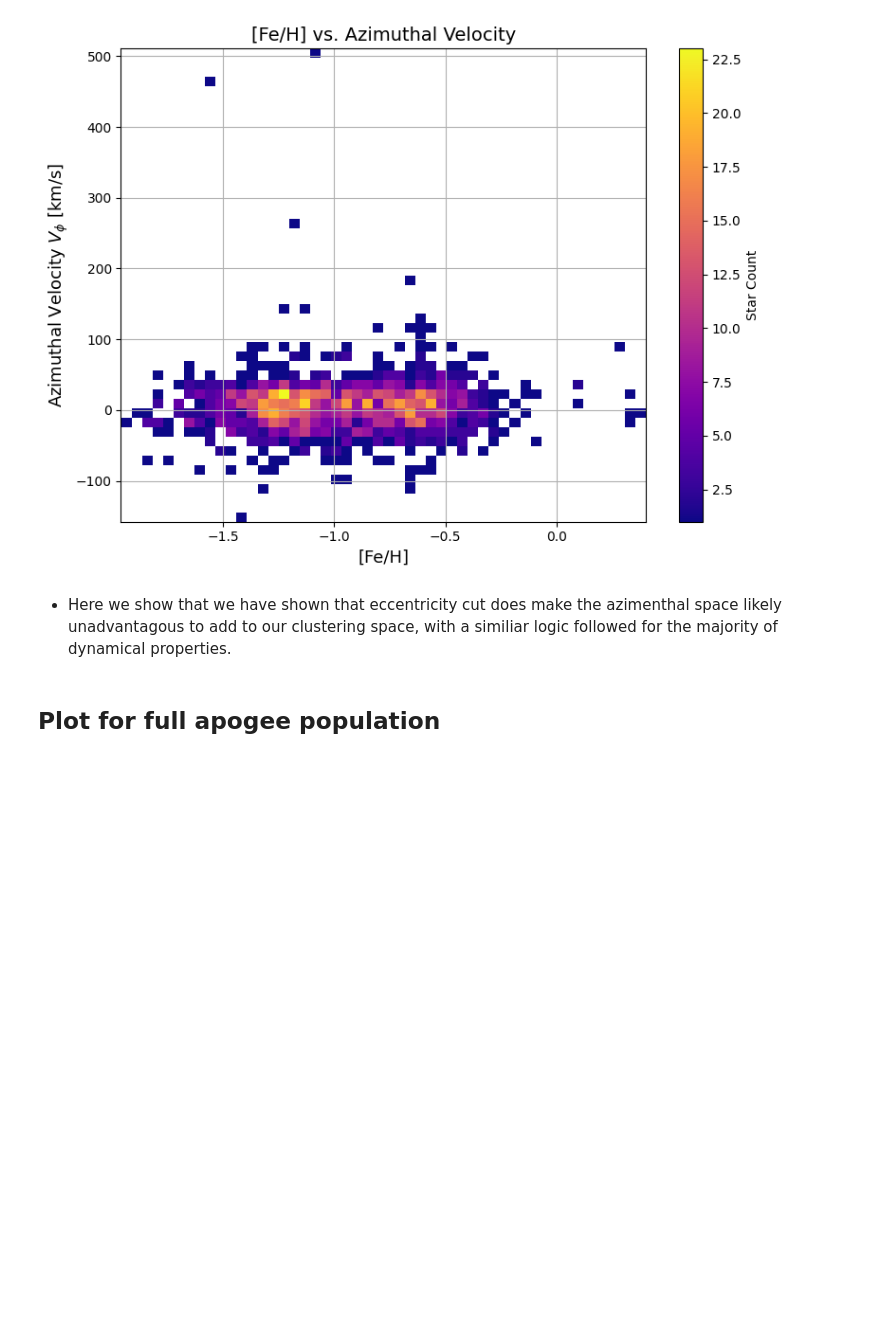
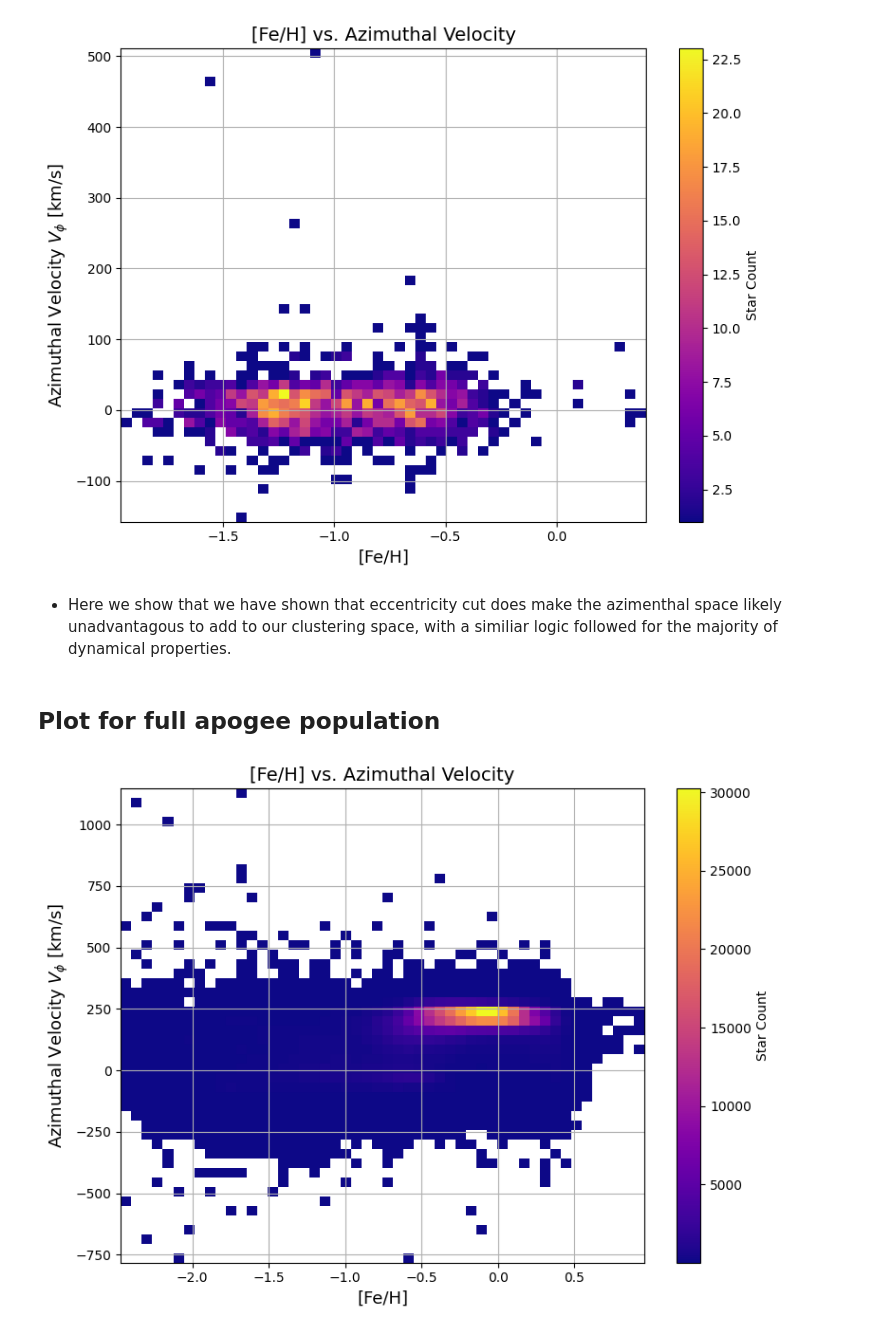
Before and after one commit to JacobTutt/Galactic_Evol_Clustering, a Jupyter notebook: 6_increase_dim_apogee.ipynb, the cells around one changed output. Drawn from its saved outputs; the diff is of its cells as text; code cells hidden in the pictures; blank space fills up the shorter version.

```diff
--- a/6_increase_dim_apogee.ipynb
+++ b/6_increase_dim_apogee.ipynb
@@ -226,3 +223,12 @@ plt.show()
 - Here we show that we have shown that eccentricity cut does make the azimenthal space likely unadvantagous to add to our clustering space, with a similiar logic followed for the majority of dynamical properties.
 # %% [markdown]
 ## Plot for full apogee population
+# %%
+# Load full original APOGEE catalog
+all_apogee = Table.read("data/raw/Total_Apogee/ApogeeDR17_allStarLite.fits")
+
+# The required columns from the APOGEE catalog that will allow the calculation of the Azimuthal velocity
+# [ID for matching, RA, DEC, proper motion in RA, proper motion in DEC, photogeometric distance, and radial velocity]
+# Apogee's radial velocity is used as it is more accurate than Gaia's
+needed_cols = ['APOGEE_ID', 'RA', 'DEC', 'GAIAEDR3_PMRA', 'GAIAEDR3_PMDEC', 'GAIAEDR3_R_MED_PHOTOGEO', 'VHELIO_AVG', 'FE_H']
+all_apogee = all_apogee[needed_cols]
@@ -228,0 +248,37 @@ plt.show()
+# %%
+# Transform to Galactocentric and set cylindrical representation
+galcen_coords = coord.transform_to(gc_frame)
+galcen_coords.representation_type = 'cylindrical'
+
+# Extract position and velocity in cylindrical form
+cg_cyl = galcen_coords.represent_as(CylindricalRepresentation)
+cg_cyl_vel = galcen_coords.represent_as(CylindricalRepresentation, CylindricalDifferential).differentials['s']
+
+# Convert d_phi (rad/yr) to rad/s and rho (pc) to km
+d_phi_rad_s = cg_cyl_vel.d_phi.to(u.rad / u.s)
+rho_km = cg_cyl.rho.to(u.km)
+
+# Compute v_phi (linear azimuthal velocity) with negative sign
+v_phi_kms_all = -(d_phi_rad_s * rho_km)
+# %%
+# Clean and convert for use
+vphi_vals_all = v_phi_kms_all.value
+mask = ~np.isnan(vphi_vals_all) & ~np.isnan(all_apogee['FE_H'])
+vphi_vals_clean = vphi_vals_all[mask]
+#
+feh_vals = all_apogee['FE_H'][mask]
+vphi_vals_filtered = vphi_vals_clean
+# %%
+
+# Plot
+plt.figure(figsize=(8, 6))
+plt.hist2d(feh_vals, vphi_vals_filtered, bins=(50, 50), cmap='plasma', cmin=1)
+plt.xlabel(r"[Fe/H]", fontsize=13)
+plt.ylabel(r"Azimuthal Velocity $V_\phi$ [km/s]", fontsize=13)
+plt.title("[Fe/H] vs. Azimuthal Velocity", fontsize=14)
+plt.colorbar(label="Star Count")
+plt.grid(True)
+plt.tight_layout()
+plt.show()
+# %% [output]
+[figure, added]
```
Also changed, not shown: parts of 5 cells of this notebook, 7 other files.
